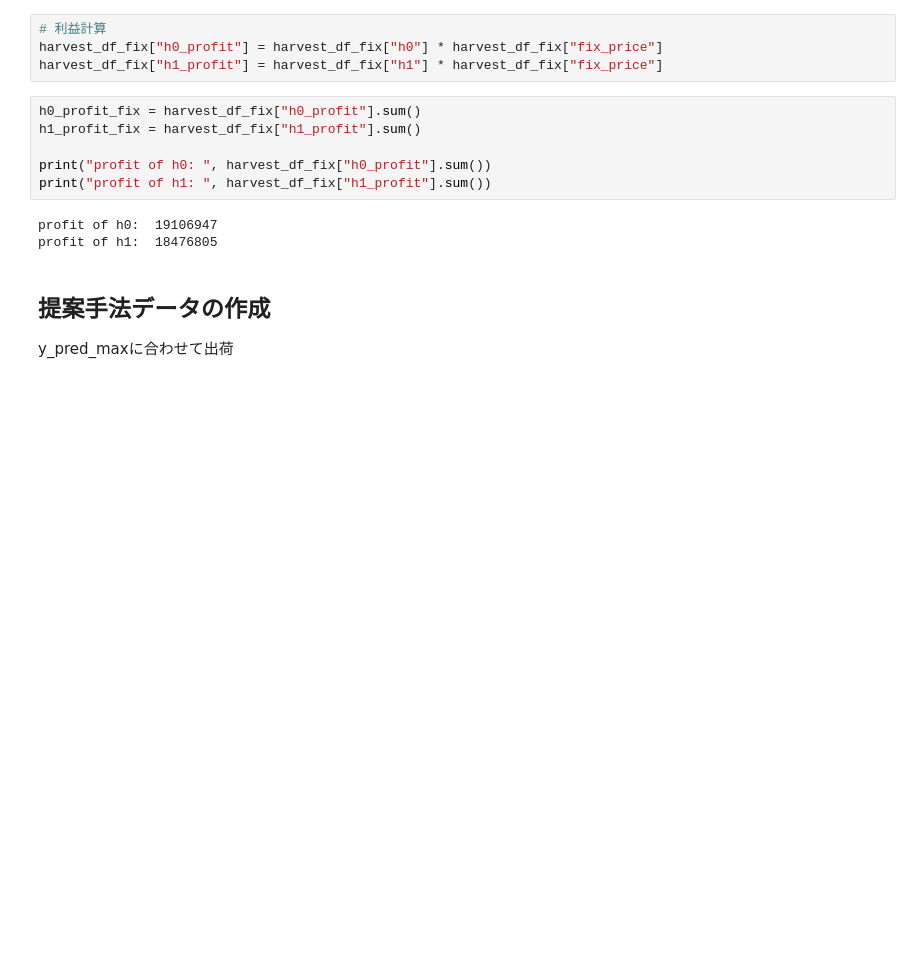
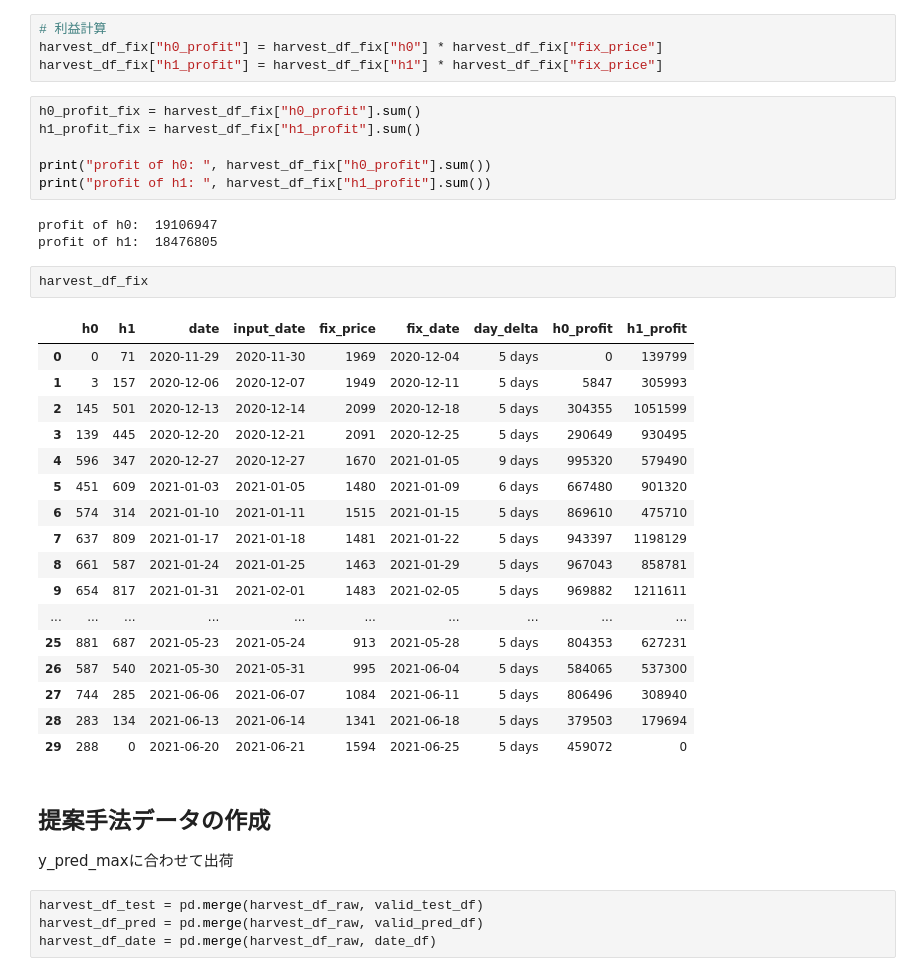
Before and after one commit to goemon8787/strawberry, a Jupyter notebook: notebooks/analysis7.ipynb, the cells around one changed output. Cells and saved outputs as stored; diff of their text form; blank space fills up the shorter version.

```diff
--- a/notebooks/analysis7.ipynb
+++ b/notebooks/analysis7.ipynb
@@ -542,6 +542,30 @@ print("profit of h1: ", harvest_df_fix["h1_profit"].sum())
 # %% [output]
 profit of h0:  19106947
 profit of h1:  18476805
+# %%
+harvest_df_fix
+# %% [output]
+|  | h0 | h1 | date | input_date | fix_price | fix_date | day_delta | h0_profit | h1_profit |
+| 0 | 0 | 71 | 2020-11-29 | 2020-11-30 | 1969 | 2020-12-04 | 5 days | 0 | 139799 |
+| 1 | 3 | 157 | 2020-12-06 | 2020-12-07 | 1949 | 2020-12-11 | 5 days | 5847 | 305993 |
+| 2 | 145 | 501 | 2020-12-13 | 2020-12-14 | 2099 | 2020-12-18 | 5 days | 304355 | 1051599 |
+| 3 | 139 | 445 | 2020-12-20 | 2020-12-21 | 2091 | 2020-12-25 | 5 days | 290649 | 930495 |
+| 4 | 596 | 347 | 2020-12-27 | 2020-12-27 | 1670 | 2021-01-05 | 9 days | 995320 | 579490 |
+| 5 | 451 | 609 | 2021-01-03 | 2021-01-05 | 1480 | 2021-01-09 | 6 days | 667480 | 901320 |
+| 6 | 574 | 314 | 2021-01-10 | 2021-01-11 | 1515 | 2021-01-15 | 5 days | 869610 | 475710 |
+| 7 | 637 | 809 | 2021-01-17 | 2021-01-18 | 1481 | 2021-01-22 | 5 days | 943397 | 1198129 |
+| 8 | 661 | 587 | 2021-01-24 | 2021-01-25 | 1463 | 2021-01-29 | 5 days | 967043 | 858781 |
+| 9 | 654 | 817 | 2021-01-31 | 2021-02-01 | 1483 | 2021-02-05 | 5 days | 969882 | 1211611 |
+| ... | ... | ... | ... | ... | ... | ... | ... | ... | ... |
+| 25 | 881 | 687 | 2021-05-23 | 2021-05-24 | 913 | 2021-05-28 | 5 days | 804353 | 627231 |
+| 26 | 587 | 540 | 2021-05-30 | 2021-05-31 | 995 | 2021-06-04 | 5 days | 584065 | 537300 |
+| 27 | 744 | 285 | 2021-06-06 | 2021-06-07 | 1084 | 2021-06-11 | 5 days | 806496 | 308940 |
+| 28 | 283 | 134 | 2021-06-13 | 2021-06-14 | 1341 | 2021-06-18 | 5 days | 379503 | 179694 |
+| 29 | 288 | 0 | 2021-06-20 | 2021-06-21 | 1594 | 2021-06-25 | 5 days | 459072 | 0 |
 # %% [markdown]
 ## 提案手法データの作成
 y_pred_maxに合わせて出荷
+# %%
+harvest_df_test = pd.merge(harvest_df_raw, valid_test_df)
+harvest_df_pred = pd.merge(harvest_df_raw, valid_pred_df)
+harvest_df_date = pd.merge(harvest_df_raw, date_df)
```
Also changed, not shown: parts of 24 cells of this notebook.
